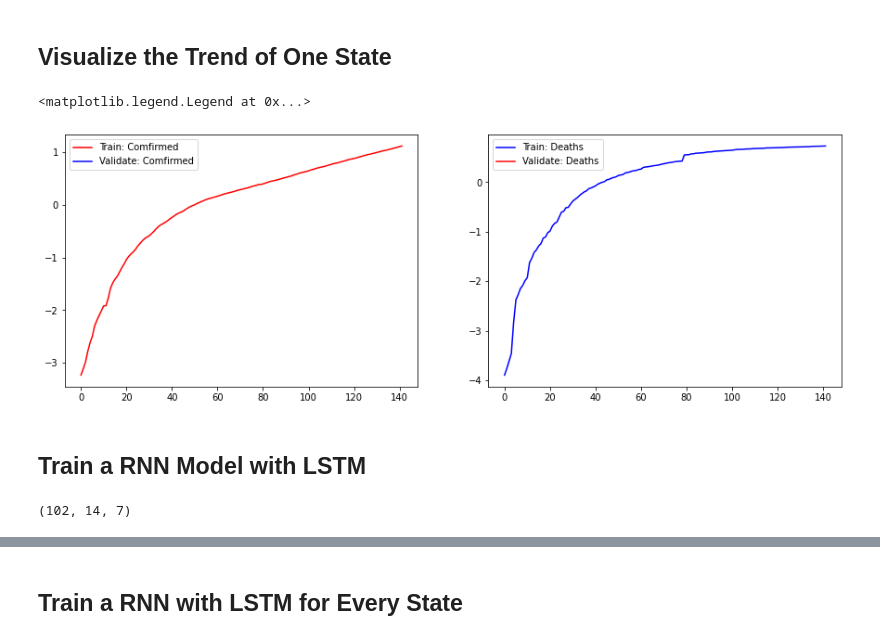
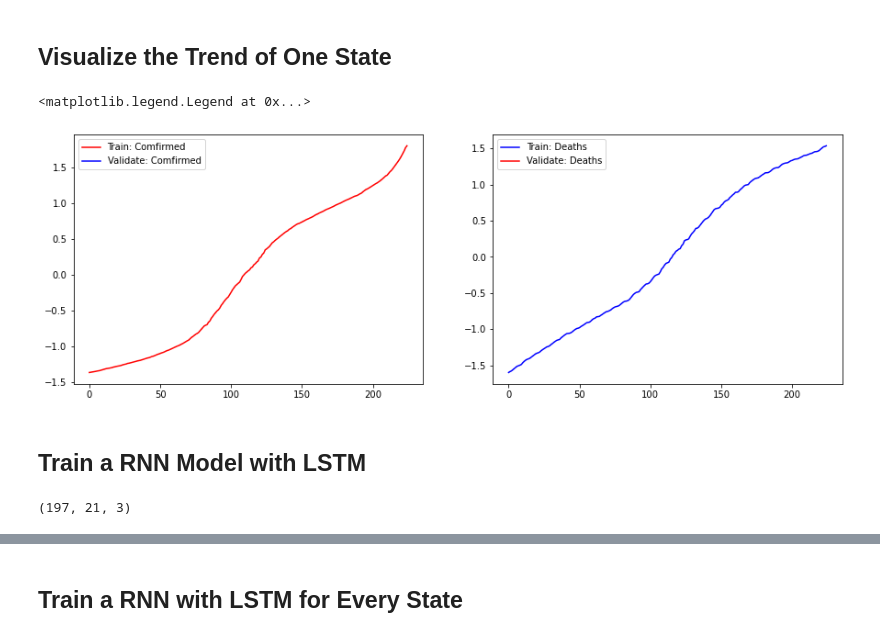
Before and after one commit to JackZhao98/COVID19-Prediction, a Jupyter notebook: notebook.ipynb, the cells around one changed output, grey strips where cells are left out. Drawn from its saved outputs; the diff is of its cells as text; code cells hidden in the pictures.

```diff
--- a/notebook.ipynb
+++ b/notebook.ipynb
@@ -25,9 +30,9 @@ for dirname, _, filenames in os.walk('./data'):
 # %%
 data_dir = "data"
 # %%
-train_data_path = os.path.join(data_dir, "train.csv")
-test_data_path  = os.path.join(data_dir, "test.csv")
-graph_data_path = os.path.join(data_dir, "graph.csv")
+train_data_path = os.path.join(data_dir, "train_round2.csv")
+test_data_path  = os.path.join(data_dir, "test_round2.csv")
+graph_data_path = os.path.join(data_dir, "graph_round2.csv")
 # %% [markdown]
 **Load data sheets to `pandas.DataFrame()`**
 # %%
@@ -55,7 +62,7 @@ state_scaler = {}
 for s in states:
     df_filter = train_data['Province_State'] == s
     state_df = train_data[df_filter]
-    states_data[s] = state_df.drop(['Date','ID', 'Province_State', 'Recovered', 'People_Hospitalized', 'Hospitalization_Rate'], 1)
+    states_data[s] = state_df.drop(['Date','ID', 'Province_State', 'Incident_Rate', 'Recovered', 'People_Tested', 'People_Hospitalized', 'Mortality_Rate', 'Testing_Rate', 'Hospitalization_Rate'], 1)
     save_columns = states_data[s].columns
     state_scaler[s] = StandardScaler()
     states_data[s] = state_scaler[s].fit_transform(states_data[s])
@@ -113,24 +120,24 @@ for state in states_data.keys():
 # %% [markdown]
 ## Visualize the Trend of One State
 # %%
-current_state = 'New York'
+current_state = 'California'
 num_state_train = state_train_data[current_state].shape[0]
 num_state_validate = state_validate_data[current_state].shape[0]
 validate_range = np.arange(num_state_train, num_state_train+num_state_validate)
 
 plt.figure(figsize=(15, 5))
 plt.subplot(1,2,1)
 plt.yscale('linear')
 plt.plot(state_train_data[current_state].Confirmed.values, color='red', label='Train: Comfirmed')
 plt.plot(validate_range, state_validate_data[current_state].Confirmed.values, color='blue', label='Validate: Comfirmed')
 plt.legend(loc='best')
 plt.subplot(1,2,2)
 plt.plot(states_data[current_state].Deaths.values, color='blue', label='Train: Deaths')
 plt.plot(validate_range, state_validate_data[current_state].Deaths.values, color='red', label='Validate: Deaths')
 plt.legend(loc='best')
 # %% [output]
 <matplotlib.legend.Legend at 0x...>
-[figure, old version]
+[figure, new version]
 # %% [markdown]
 ## Train a RNN Model with LSTM
 # %%
@@ -147,17 +154,17 @@ X_train = []
 y_train = []
 
 # window size 14
-window_size = 14
-forecast_day = 26
+window_size = 21
+forecast_day = 7
 
-for i in range(window_size, data_training.shape[0]-forecast_day):
-    X_train.append(data_training[i-window_size:i])
-    y_train.append(data_training[i+forecast_day, 0])
+for i in range(window_size, data_training.shape[0] - forecast_day):
+    X_train.append(data_training[i - window_size:i])
+    y_train.append(data_training[i + forecast_day, 0])
 
 X_train, y_train = np.array(X_train), np.array(y_train)
 X_train.shape
 # %% [output]
-(102, 14, 7)
+(197, 21, 3)
 # %%
 model = keras.Sequential()
 
```
Also changed, not shown: parts of 9 cells of this notebook, 4 other files.
